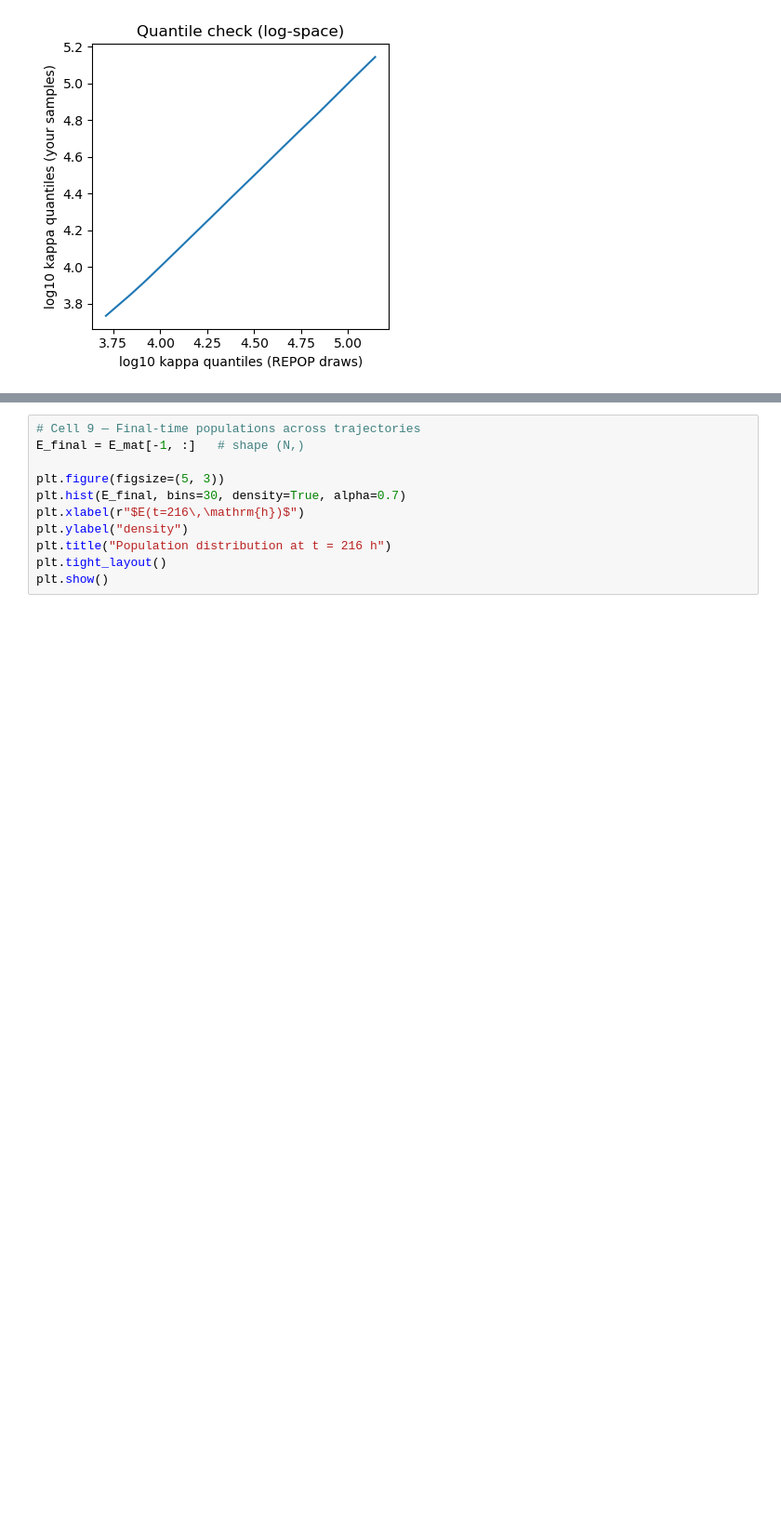
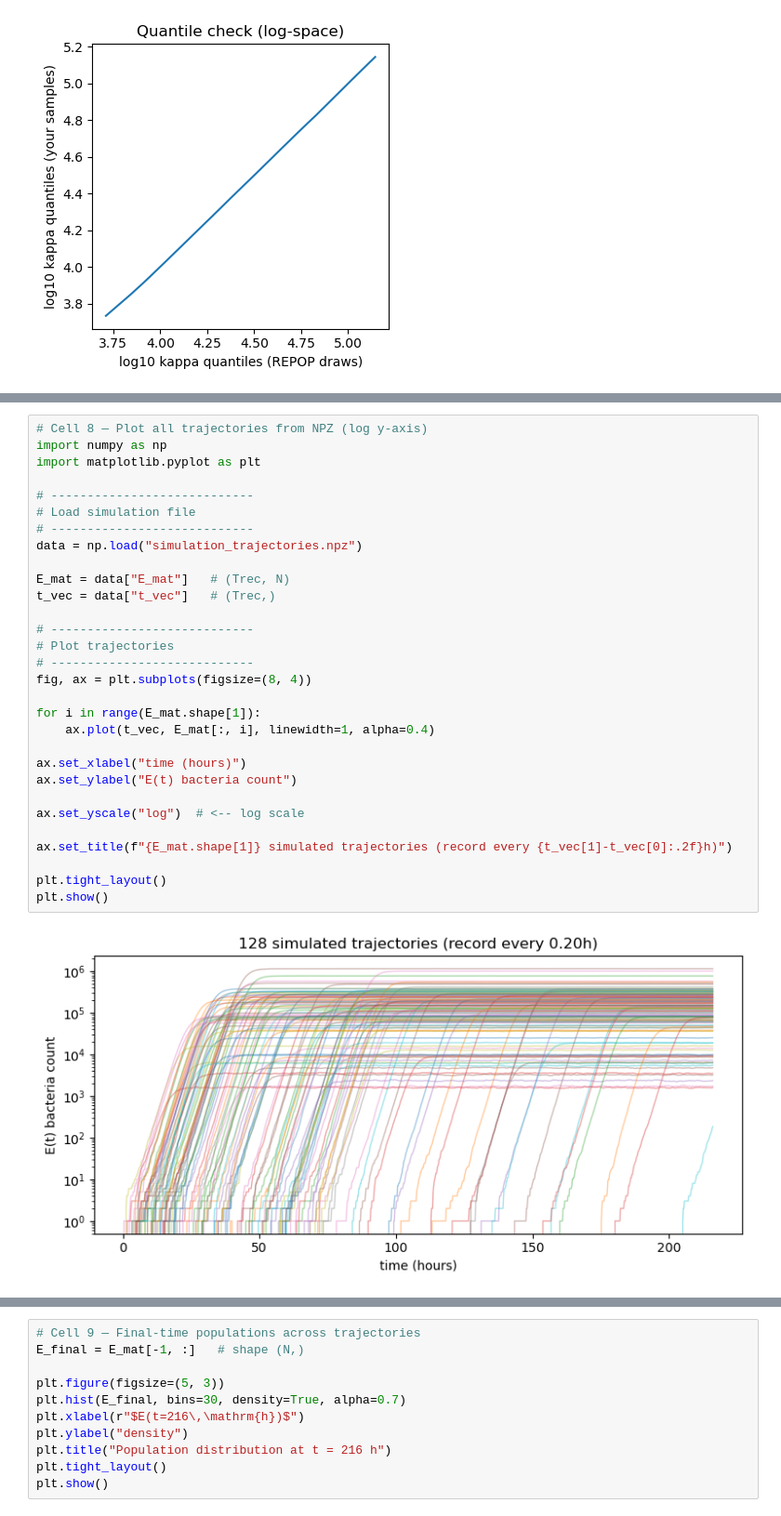
Before and after one commit to PessoaP/Celegans_inference, a Jupyter notebook: capacity_and_sim_debug.ipynb, the cells around one changed output, grey strips where cells are left out. Shown at 93% size. Cells and saved outputs as stored; diff of their text form; blank space fills up the shorter version.

```diff
--- a/capacity_and_sim_debug.ipynb
+++ b/capacity_and_sim_debug.ipynb
@@ -197 +246,33 @@ E_mat shape: (1080, 256)
+# %%
+# Cell 8 — Plot all trajectories from NPZ (log y-axis)
+import numpy as np
+import matplotlib.pyplot as plt
+
+# ----------------------------
+# Load simulation file
+# ----------------------------
+data = np.load("simulation_trajectories.npz")
+
+E_mat = data["E_mat"]   # (Trec, N)
+t_vec = data["t_vec"]   # (Trec,)
+
+# ----------------------------
+# Plot trajectories
+# ----------------------------
+fig, ax = plt.subplots(figsize=(8, 4))
+
+for i in range(E_mat.shape[1]):
+    ax.plot(t_vec, E_mat[:, i], linewidth=1, alpha=0.4)
+
+ax.set_xlabel("time (hours)")
+ax.set_ylabel("E(t) bacteria count")
+
+ax.set_yscale("log")  # <-- log scale
+
+ax.set_title(f"{E_mat.shape[1]} simulated trajectories (record every {t_vec[1]-t_vec[0]:.2f}h)")
+
+plt.tight_layout()
+plt.show()
+# %% [output]
+[figure, added]
 # %%
```
Also changed, not shown: parts of 9 cells of this notebook, 4 other files.
